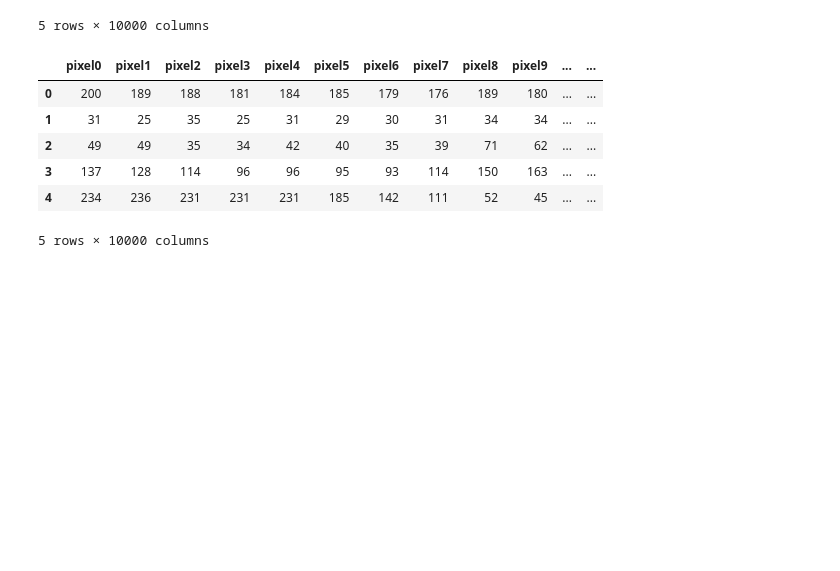
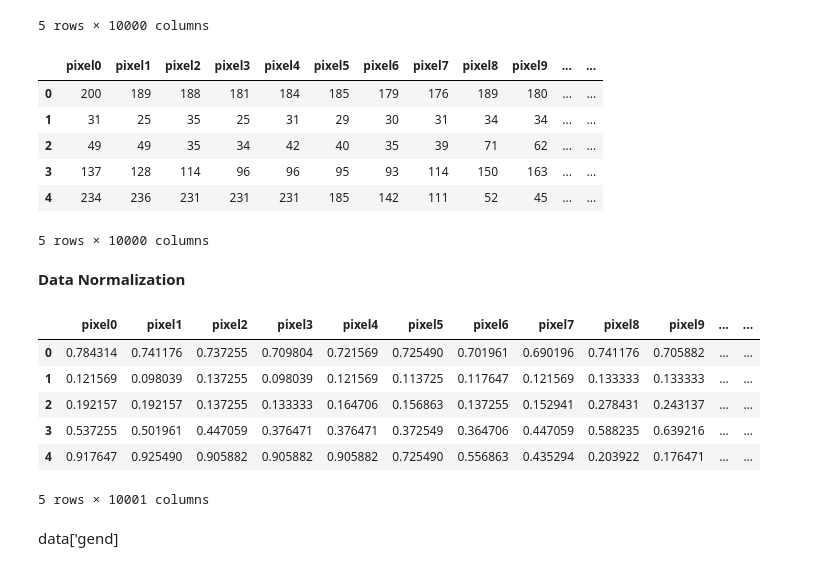
Before and after one commit to AmiruHoradagoda/FaceRecognitionApp, a Jupyter notebook: train_faceRecognition/02_FRM_data_preprocessing_EDA.ipynb, the cells around one changed output. Drawn from its saved outputs; the diff is of its cells as text; code cells hidden in the pictures; blank space fills up the shorter version.

```diff
--- a/train_faceRecognition/02_FRM_data_preprocessing_EDA.ipynb
+++ b/train_faceRecognition/02_FRM_data_preprocessing_EDA.ipynb
@@ -171,3 +171,21 @@ data.head()
 | 3 | 137 | 128 | 114 | 96 | 96 | 95 | 93 | 114 | 150 | 163 | ... | ... |
 | 4 | 234 | 236 | 231 | 231 | 231 | 185 | 142 | 111 | 52 | 45 | ... | ... |
 5 rows × 10000 columns
+# %% [markdown]
+**Data Normalization**
+# %%
+data= data/255.0 #normalize the data
+# %%
+data['gender'] = df_filter['gender'] # Add gender column
+# %%
+data.head()
+# %% [output]
+|  | pixel0 | pixel1 | pixel2 | pixel3 | pixel4 | pixel5 | pixel6 | pixel7 | pixel8 | pixel9 | ... | ... |
+| 0 | 0.784314 | 0.741176 | 0.737255 | 0.709804 | 0.721569 | 0.725490 | 0.701961 | 0.690196 | 0.741176 | 0.705882 | ... | ... |
+| 1 | 0.121569 | 0.098039 | 0.137255 | 0.098039 | 0.121569 | 0.113725 | 0.117647 | 0.121569 | 0.133333 | 0.133333 | ... | ... |
+| 2 | 0.192157 | 0.192157 | 0.137255 | 0.133333 | 0.164706 | 0.156863 | 0.137255 | 0.152941 | 0.278431 | 0.243137 | ... | ... |
+| 3 | 0.537255 | 0.501961 | 0.447059 | 0.376471 | 0.376471 | 0.372549 | 0.364706 | 0.447059 | 0.588235 | 0.639216 | ... | ... |
+| 4 | 0.917647 | 0.925490 | 0.905882 | 0.905882 | 0.905882 | 0.725490 | 0.556863 | 0.435294 | 0.203922 | 0.176471 | ... | ... |
+5 rows × 10001 columns
+# %% [markdown]
+data['gend]
```
Also changed, not shown: parts of 8 cells of this notebook.
